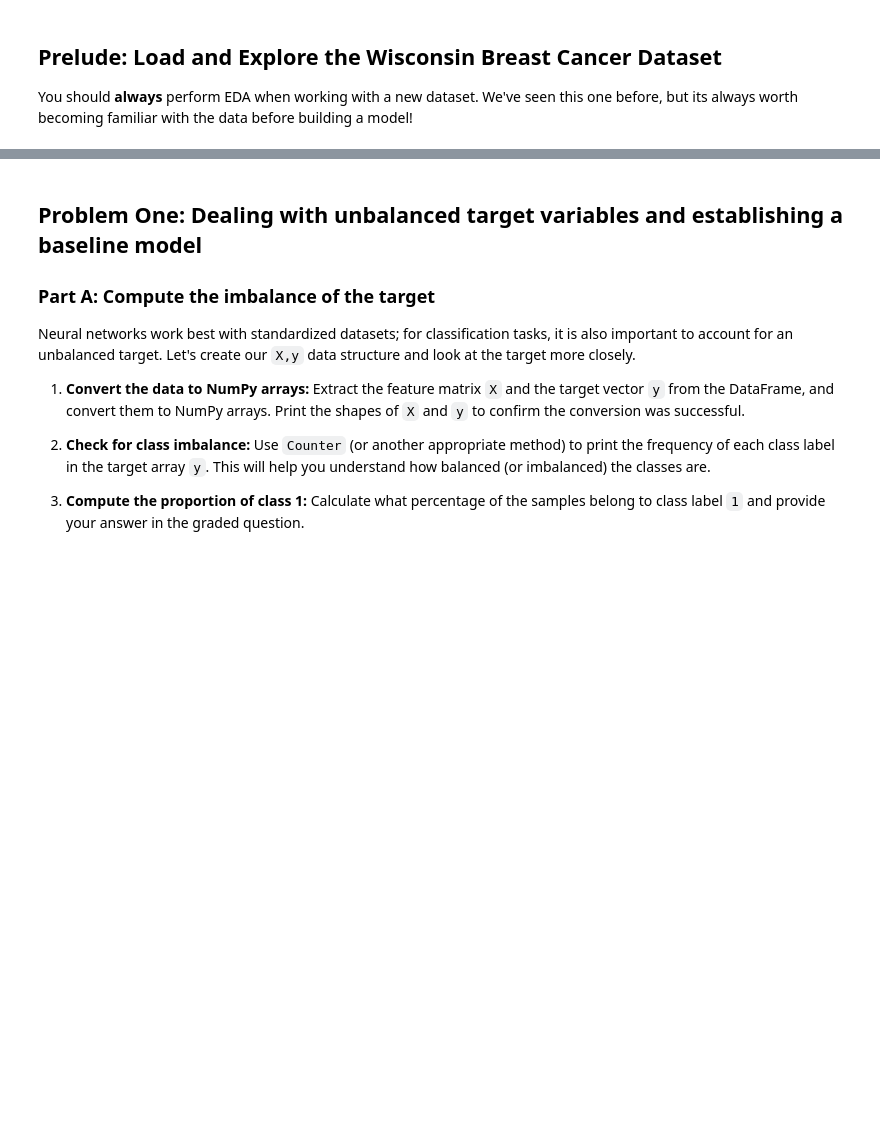
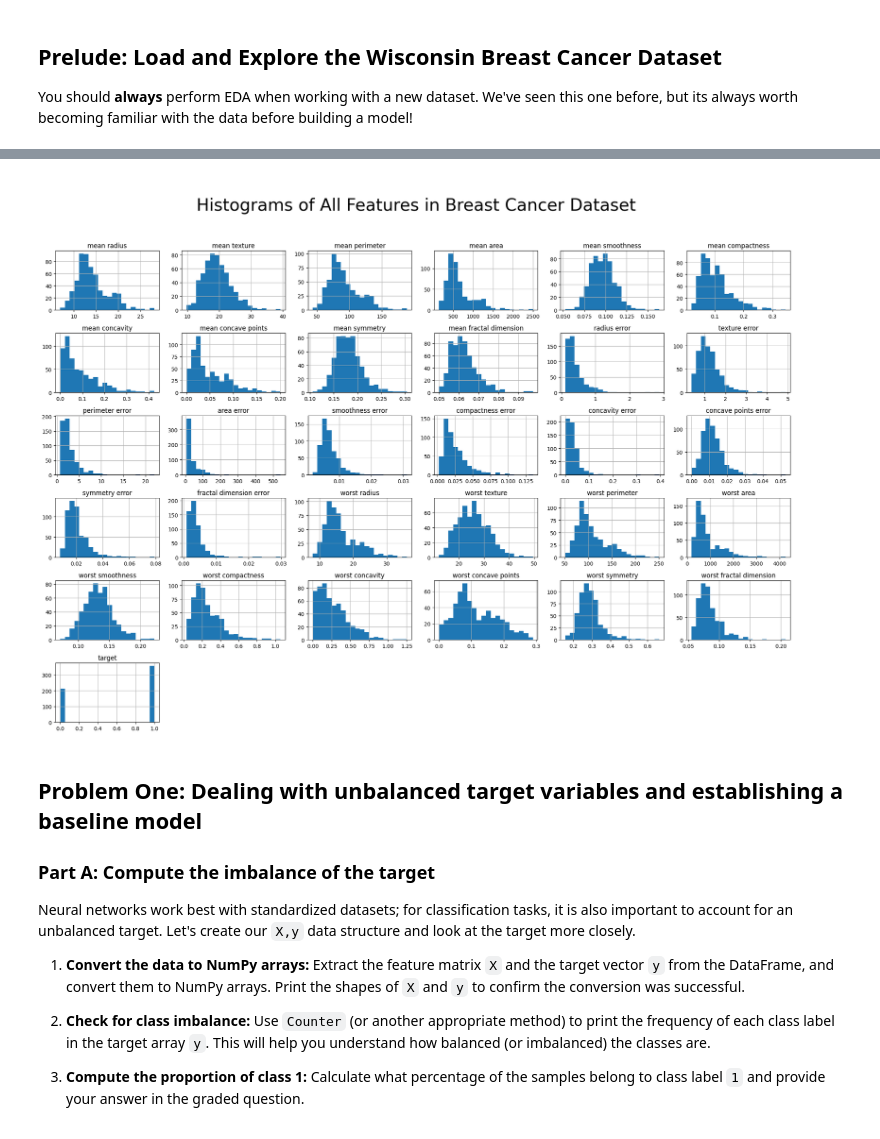
Before and after one commit to ses1002/703MLhw1correct, a Jupyter notebook: Homework_01.ipynb, the cells around one changed output, grey strips where cells are left out. Drawn from its saved outputs; the diff is of its cells as text; code cells hidden in the pictures; blank space fills up the shorter version.

```diff
--- a/Homework_01.ipynb
+++ b/Homework_01.ipynb
@@ -90,10 +131,12 @@ df = data.frame  # Convenient alias for combined data+target
 # %%
 # Uncomment and look at this
 
-# fig = df.hist(bins=20, figsize=(20, 15), layout=(6, 6))
-# plt.suptitle("\nHistograms of All Features in Breast Cancer Dataset", fontsize=32)
-# plt.tight_layout(rect=[0, 0, 1, 0.95])  # Leave space for the title
-# plt.show()
+fig = df.hist(bins=20, figsize=(20, 15), layout=(6, 6))
+plt.suptitle("\nHistograms of All Features in Breast Cancer Dataset", fontsize=32)
+plt.tight_layout(rect=[0, 0, 1, 0.95])  # Leave space for the title
+plt.show()
+# %% [output]
+[figure, added]
 # %% [markdown]
 ## Problem One: Dealing with unbalanced target variables and establishing a baseline model
 
```
Also changed, not shown: parts of 41 cells of this notebook.
